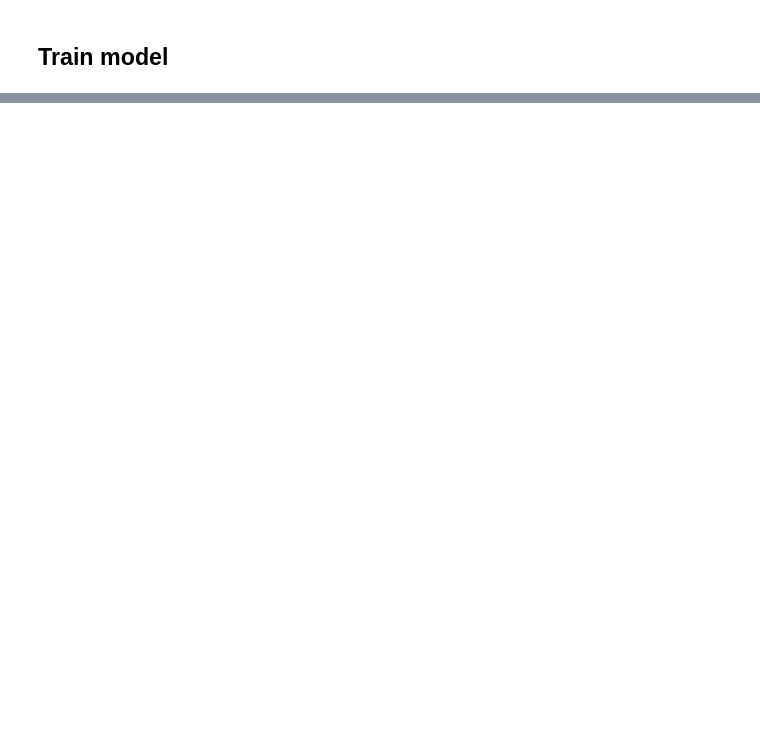
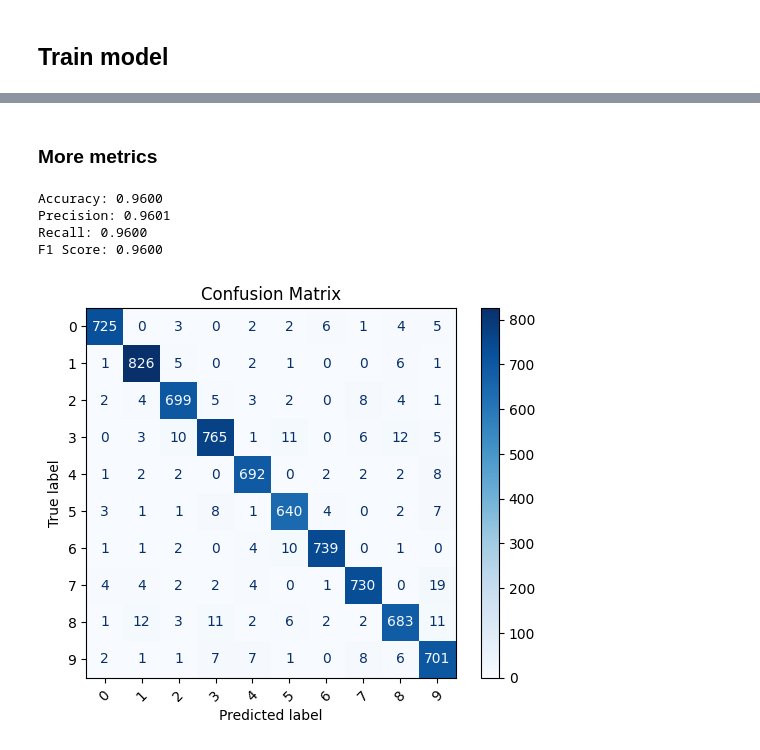
Before and after one commit to razvan404/mnist-homomorphic-classification, a Jupyter notebook: train_model.ipynb, the cells around one changed output, grey strips where cells are left out. Drawn from its saved outputs; the diff is of its cells as text; code cells hidden in the pictures; blank space fills up the shorter version.

```diff
--- a/train_model.ipynb
+++ b/train_model.ipynb
@@ -181,0 +217,44 @@ plt.show()
+# %% [markdown]
+### More metrics
+# %%
+from sklearn.metrics import (
+    precision_score, recall_score, f1_score, accuracy_score, confusion_matrix, ConfusionMatrixDisplay
+)
+
+model.eval()
+
+all_labels = []
+all_preds = []
+
+with torch.no_grad():
+    for images, labels in valid_dl:
+        outputs = model(images)
+        _, predictions = torch.max(outputs, dim=1)
+        all_labels.extend(labels.numpy())
+        all_preds.extend(predictions.numpy())
+
+# Calculate metrics
+accuracy = accuracy_score(all_labels, all_preds)
+precision = precision_score(all_labels, all_preds, average='weighted')
+recall = recall_score(all_labels, all_preds, average='weighted')
+f1 = f1_score(all_labels, all_preds, average='weighted')
+
+print(f"Accuracy: {accuracy:.4f}")
+print(f"Precision: {precision:.4f}")
+print(f"Recall: {recall:.4f}")
+print(f"F1 Score: {f1:.4f}")
+
+# Compute confusion matrix
+cm = confusion_matrix(all_labels, all_preds)
+disp = ConfusionMatrixDisplay(confusion_matrix=cm, display_labels=range(10))
+
+# Plot confusion matrix
+disp.plot(cmap=plt.cm.Blues, xticks_rotation=45)
+plt.title("Confusion Matrix")
+plt.show()
+# %% [output]
+Accuracy: 0.9600
+Precision: 0.9601
+Recall: 0.9600
+F1 Score: 0.9600
+[figure, added]
```
Also changed, not shown: parts of 13 cells of this notebook, 1 other file.
